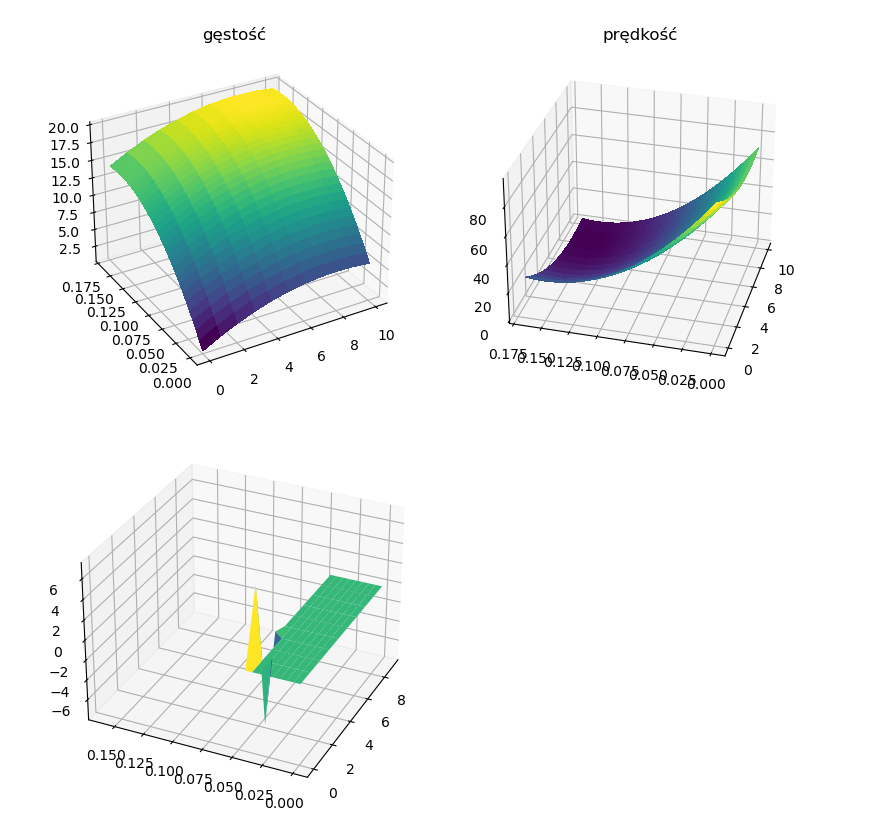
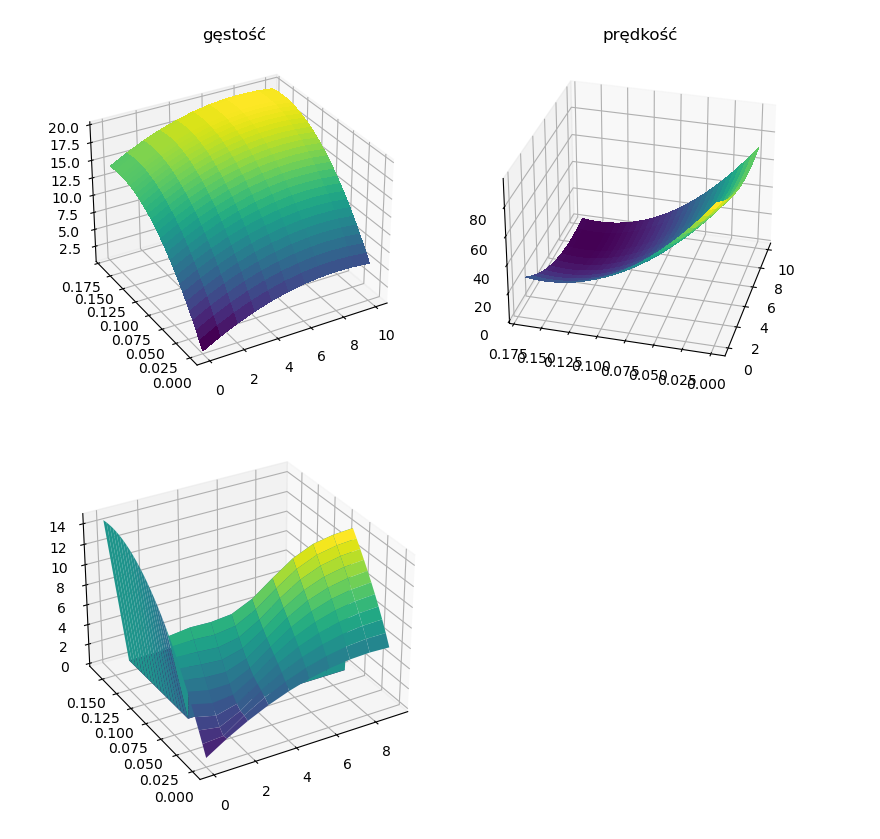
Before and after one commit to izalu24/Praca-licencjacka, a Jupyter notebook: rozwiazania.ipynb, the cells around one changed output. Drawn from its saved outputs; the diff is of its cells as text; code cells hidden in the pictures.

```diff
--- a/rozwiazania.ipynb
+++ b/rozwiazania.ipynb
@@ -117,25 +112,25 @@ v[:, 0] = V[0, :]
 rho[0, :] = U[:, 0]
 v[0, :] = V[:, 0]
 # %%
-# FIXME
+# FIXME try centered space
 r = k/h
-for t in range(1, T+1):
+for t in range(1, N+1):
     for s in range(1, N+1):
         x = h*s
-        tt = (k-1)*t
+        tt = k*(t-1)
         rho[s, t] = rho[s, t-1] + r*(v[s-1, t-1]*rho[s-1, t-1] - v[s, t-1]*rho[s, t-1]) \
-            - 1250*(tt - 0.15) - 5/3*(x - 8)*((x - 8)**2/12 + 625*(tt - 0.15)**2 - 10)
+            - k*(1250*(tt - 0.15) - 5/3*(x - 8)*((x - 8)**2/12 + 625*(tt - 0.15)**2 - 10))
     for s in range(1, N):
         x = h*s
-        tt = (k-1)*t
+        tt = k*(t-1)
         v[s, t] = v[s, t-1] + k/tau*(v_max*(1 - (rho[s, t-1]/rho_max)**l)**m - v[s, t-1]) \
             + r*v[s, t-1]*(v[s-1, t-1] - v[s, t-1]) - c0*r*(rho[s+1, t-1] - rho[s, t-1])/(chi + rho[s, t-1]) \
-            + 6250*(tt - 0.15) + 25/6*(x - 8)*((x-8)**2/12 + 625*(tt - 0.15)**2) \
-            - c0*(x - 8)/(120 - 0.5*(x - 8)**2 - 3750*(tt - 0.15)**2)
+            + k*(6250*(tt - 0.15) + 25/6*(x - 8)*((x-8)**2/12 + 625*(tt - 0.15)**2) \
+            - c0*(x - 8)/(120 - 0.5*(x - 8)**2 - 3750*(tt - 0.15)**2))
 # %%
 S2, T2 = np.meshgrid(space[0:-1], time[0:-1])
 ax = plt.axes(projection='3d')
 ax.plot_surface(S2, T2, rho.transpose()[0:-1, 0:-1], cmap='viridis', edgecolor='none')
-ax.view_init(elev=30, azim=-155)
+ax.view_init(elev=30, azim=-120)
 # %% [output]
-[figure, old version]
+[figure, new version]
```
Also changed, not shown: parts of 1 cell of this notebook.
